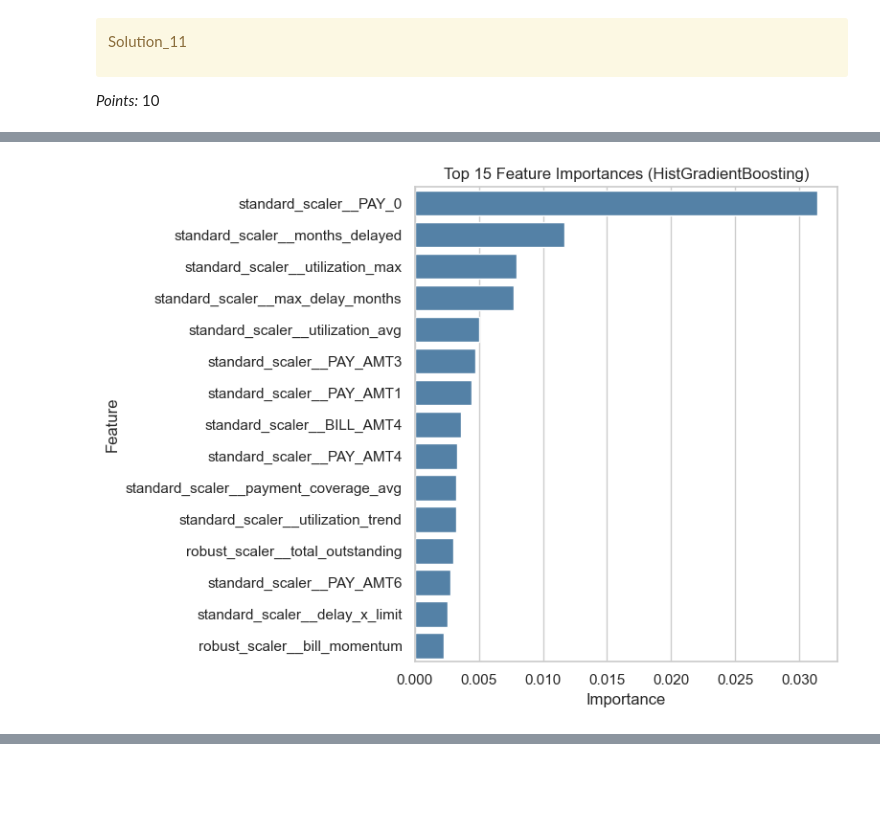
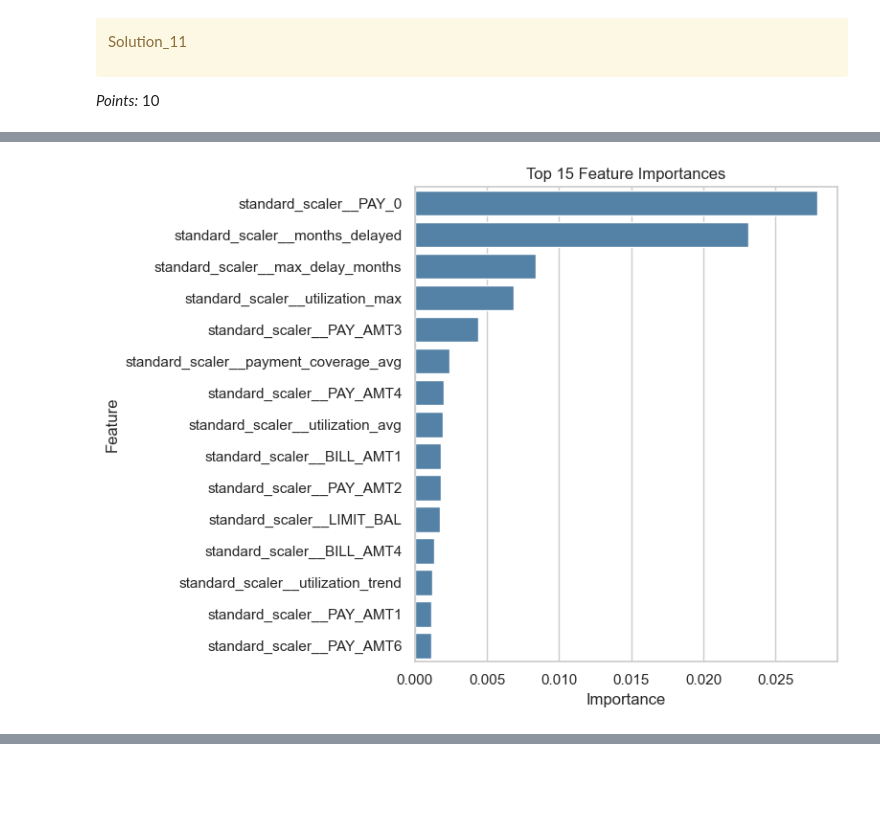
Before and after one commit to samintisar/CPSC330_HW5, a Jupyter notebook: hw5.ipynb, the cells around one changed output, grey strips where cells are left out. Drawn from its saved outputs; the diff is of its cells as text; code cells hidden in the pictures.

Commit message:
Added the LightGBM model to check how it performs. Updated the metrics with the newer values. Switched the best model to XGBoost since

```diff
--- a/hw5.ipynb
+++ b/hw5.ipynb
@@ -1131,18 +1134,18 @@ xgb_pipe = make_pipeline(
 )
 
 xgb_param_dist = {
-    "xgbclassifier__n_estimators": [200, 300, 500],
+    "xgbclassifier__n_estimators": [100, 200, 300, 500],
     "xgbclassifier__max_depth": [3, 5, 7],
-    "xgbclassifier__learning_rate": loguniform(0.03, 10),
+    "xgbclassifier__learning_rate": loguniform(0.005, 0.05),
     "xgbclassifier__subsample": [0.7, 0.8, 1.0],
-    "xgbclassifier__colsample_bytree": [0.7, 0.8, 1.0],
+    "xgbclassifier__colsample_bytree": [0.5, 0.6, 0.7, 0.8],
 }
 
 xgb_search = RandomizedSearchCV(
     xgb_pipe,
     param_distributions=xgb_param_dist,
     n_iter=50,
-    cv=5,
+    cv=10,
     scoring="f1",
     refit=True,
     random_state=123,
@@ -1231,9 +1289,9 @@ RFECV slightly *hurts* F1 (−0.0075) and ROC-AUC (−0.0016) while offering alm
 # %%
-# Run RFECV with RandomForest
+# Run RFECV with XGBoost
 rfecv = RFECV(
-    estimator=RandomForestClassifier(class_weight="balanced", random_state=123, n_jobs=-1),
+    estimator=XGBClassifier(scale_pos_weight=scale_pos_weight, random_state=123, n_jobs=-1),
     step=1,
-    cv=5,
+    cv=10,
     scoring="f1",
     n_jobs=-1,
 )
@@ -1405,17 +1467,21 @@ Previous best CV F1:    0.5488
 # %%
-# Compare RandomizedSearch vs GridSearch for HGB
-best_hgb_grid = hgb_grid_search.best_estimator_
+# Compare RandomizedSearch vs GridSearch for XGBoost
+best_xgb_grid = xgb_grid_search.best_estimator_
 
+xgb_random_scores = cross_validate(
+    xgb_search.best_estimator_, X_train_processed, y_train,
+    cv=10, scoring=scoring, return_train_score=True
+)
 grid_scores = cross_validate(
-    best_hgb_grid, X_train_processed, y_train,
-    cv=5, scoring=scoring, return_train_score=True
+    best_xgb_grid, X_train_processed, y_train,
+    cv=10, scoring=scoring, return_train_score=True
 )
 
-print("HGB hyperparameter optimization comparison:")
+print("XGBoost hyperparameter optimization comparison:")
 print(f"{'Method':<20} {'F1 CV':>9} {'ROC-AUC CV':>12} {'Recall CV':>11}")
-print(f"{'RandomizedSearch':<20} {results['HistGradBoost']['test_f1'].mean():>9.4f} "
-      f"{results['HistGradBoost']['test_roc_auc'].mean():>12.4f} "
-      f"{results['HistGradBoost']['test_recall'].mean():>11.4f}")
+print(f"{'RandomizedSearch':<20} {xgb_random_scores['test_f1'].mean():>9.4f} "
+      f"{xgb_random_scores['test_roc_auc'].mean():>12.4f} "
+      f"{xgb_random_scores['test_recall'].mean():>11.4f}")
 print(f"{'GridSearch':<20} {grid_scores['test_f1'].mean():>9.4f} "
       f"{grid_scores['test_roc_auc'].mean():>12.4f} "
       f"{grid_scores['test_recall'].mean():>11.4f}")
@@ -1427,10 +1493,10 @@ GridSearch              0.5502       0.7873      0.6235
 # %%
-# Best model: HistGradientBoosting (GridSearch tuned)
-best_model = best_hgb_grid
+# Best model: XGBoost (GridSearch tuned)
+best_model = best_xgb_grid
 
 best_model_scores = cross_validate(
     best_model, X_train_processed, y_train,
-    cv=5, scoring=scoring, return_train_score=True
+    cv=10, scoring=scoring, return_train_score=True
 )
 print(f"Final model CV F1:     {best_model_scores['test_f1'].mean():.4f}")
 print(f"Final model ROC-AUC:   {best_model_scores['test_roc_auc'].mean():.4f}")
@@ -1532,17 +1598,17 @@ Top 15 most important features:
 # %%
 # Bar plot of top 15 features
 plt.figure(figsize=(8, 6))
 sns.barplot(
     data=feat_imp_df.head(15),
     x="importance",
     y="feature",
     color="steelblue"
 )
-plt.title("Top 15 Feature Importances (HistGradientBoosting)")
+plt.title("Top 15 Feature Importances")
 plt.xlabel("Importance")
 plt.ylabel("Feature")
 plt.tight_layout()
 plt.show()
 # %% [output]
-[figure, old version]
+[figure, new version]
 # %%
```
Also changed, not shown: parts of 35 cells of this notebook.
